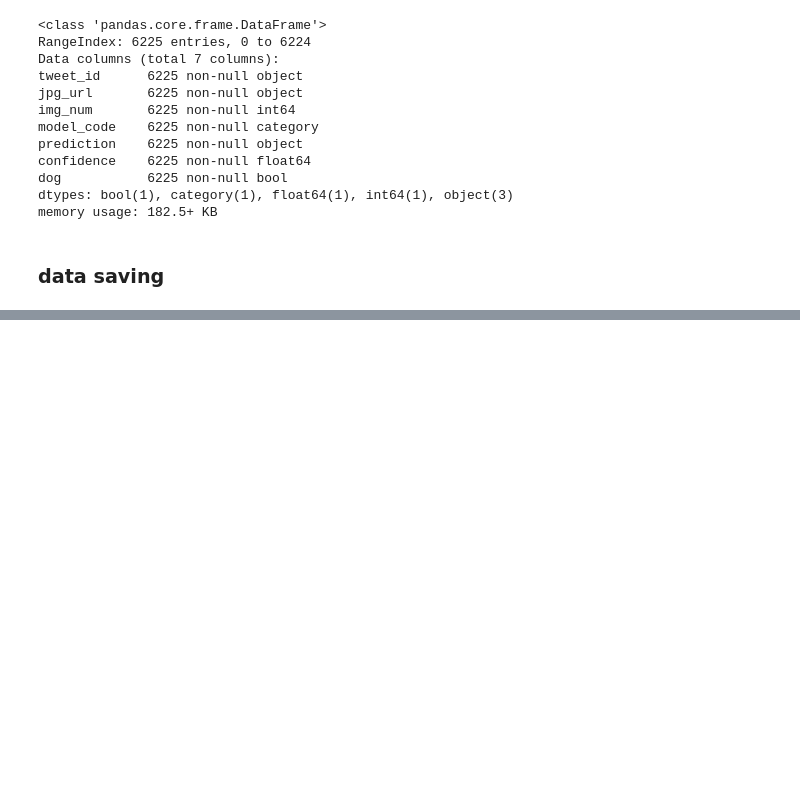
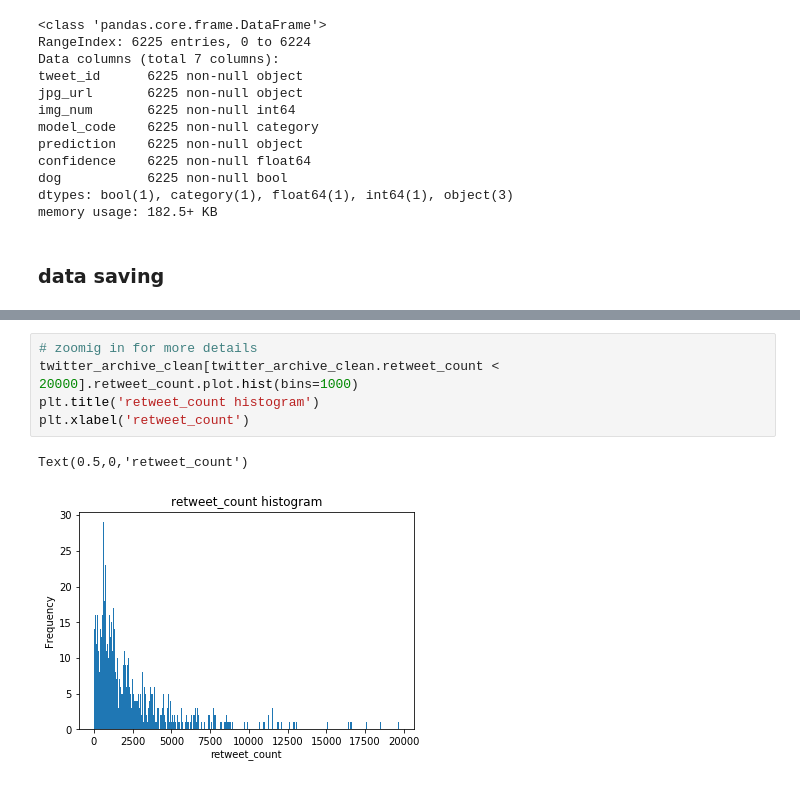
Before and after one commit to ahmed-mahmood-hanafy/wrangle_act, a Jupyter notebook: wrangle_act.ipynb, the cells around one changed output, grey strips where cells are left out. Cells and saved outputs as stored; diff of their text form; blank space fills up the shorter version.

```diff
--- a/wrangle_act.ipynb
+++ b/wrangle_act.ipynb
@@ -905,0 +915,8 @@ image_predictions_clean.to_csv('image_predictions_clean.csv',index= False)
+# %%
+# zoomig in for more details
+twitter_archive_clean[twitter_archive_clean.retweet_count < 20000].retweet_count.plot.hist(bins=1000)
+plt.title('retweet_count histogram')
+plt.xlabel('retweet_count')
+# %% [output]
+Text(0.5,0,'retweet_count')
+[figure, added]
```
Also changed, not shown: parts of 26 cells of this notebook, 8 other files.
